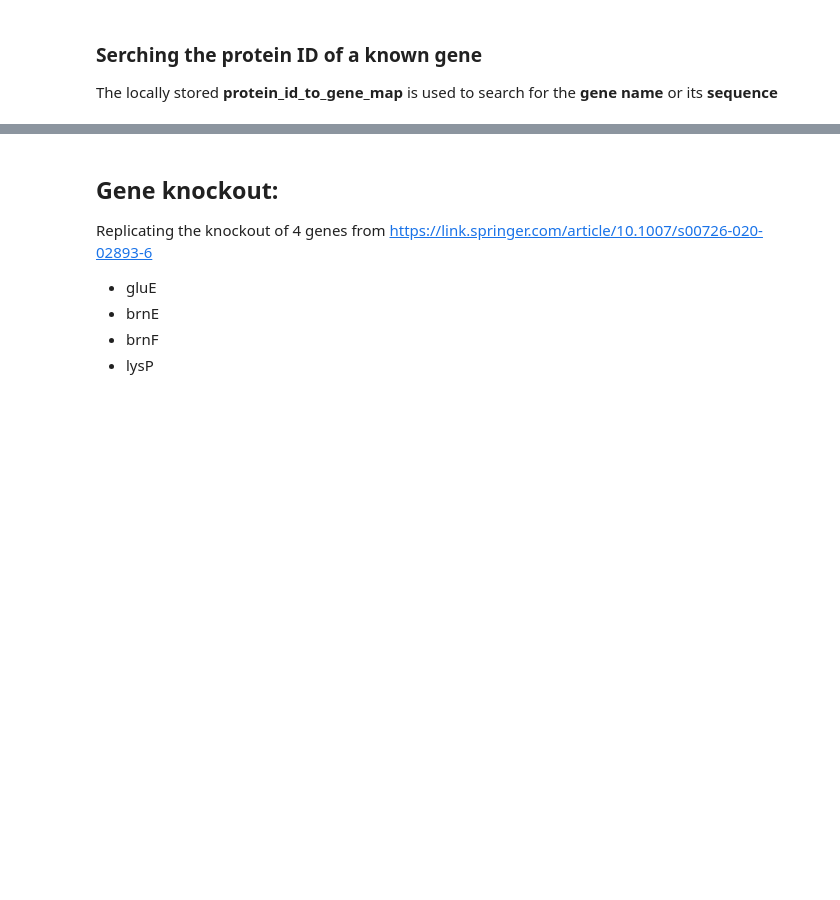
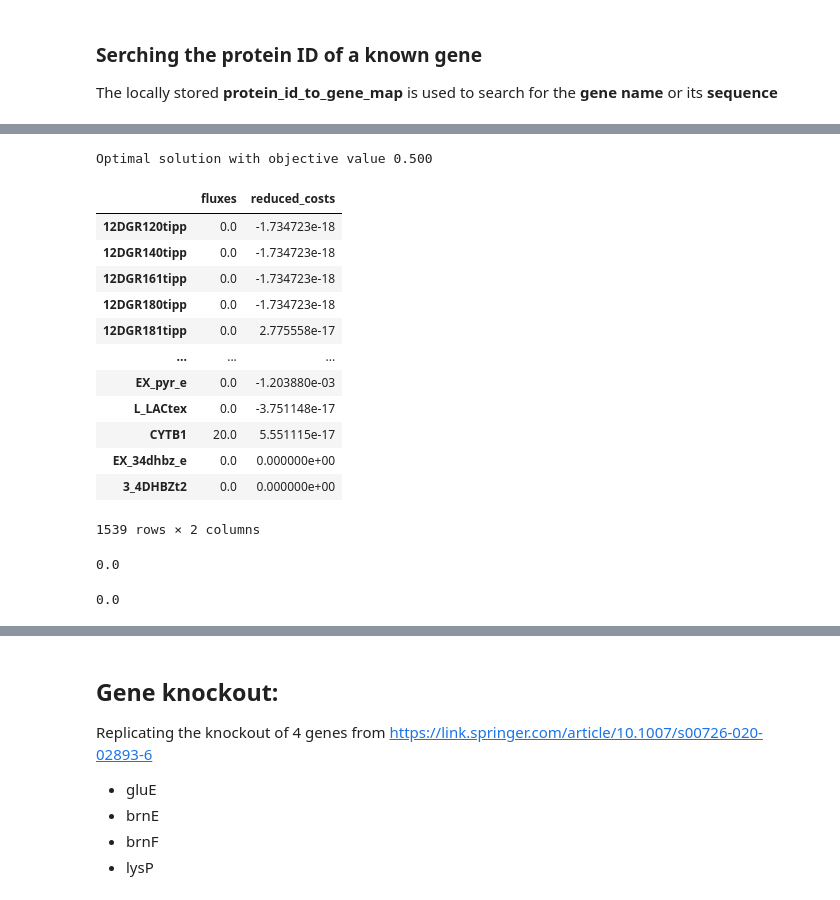
Before and after one commit to 27410/group-assingment-group-9, a Jupyter notebook: main_script.ipynb, the cells around one changed output, grey strips where cells are left out. Drawn from its saved outputs; the diff is of its cells as text; code cells hidden in the pictures; blank space fills up the shorter version.

```diff
--- a/main_script.ipynb
+++ b/main_script.ipynb
@@ -369,0 +425,25 @@ for reaction in model.genes.lcl_NC_006958_1_prot_WP_003858826_1_1288.reactions:
+# %%
+results_model_knocked_out
+# %% [output]
+Optimal solution with objective value 0.500
+|  | fluxes | reduced_costs |
+| 12DGR120tipp | 0.0 | -1.734723e-18 |
+| 12DGR140tipp | 0.0 | -1.734723e-18 |
+| 12DGR161tipp | 0.0 | -1.734723e-18 |
+| 12DGR180tipp | 0.0 | -1.734723e-18 |
+| 12DGR181tipp | 0.0 | 2.775558e-17 |
+| ... | ... | ... |
+| EX_pyr_e | 0.0 | -1.203880e-03 |
+| L_LACtex | 0.0 | -3.751148e-17 |
+| CYTB1 | 20.0 | 5.551115e-17 |
+| EX_34dhbz_e | 0.0 | 0.000000e+00 |
+| 3_4DHBZt2 | 0.0 | 0.000000e+00 |
+1539 rows × 2 columns
+# %%
+results_model["LYSt3pp"]
+# %% [output]
+0.0
+# %%
+results_model_knocked_out["LYSt3pp"]
+# %% [output]
+0.0
```
Also changed, not shown: parts of 23 cells of this notebook.
